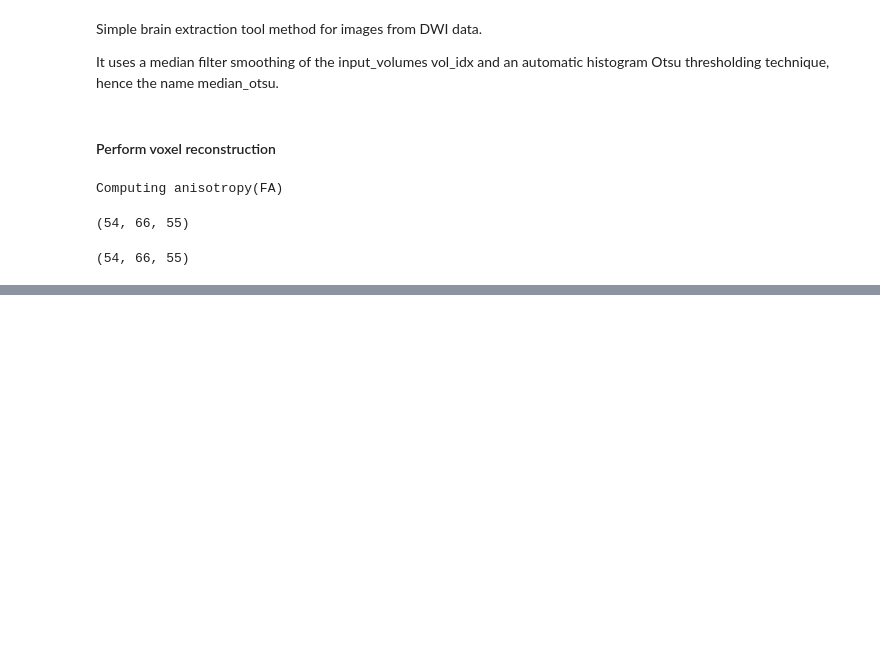
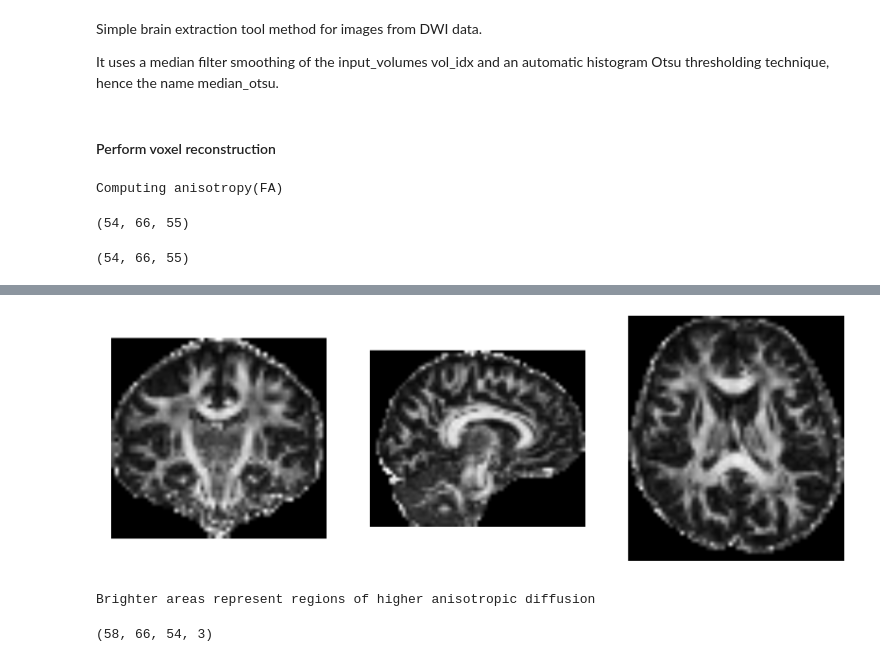
Before and after one commit to shivamdhall/MRIDataHarmonisation, a Jupyter notebook: Development/DIPY_NIBABEL.ipynb, the cells around one changed output, grey strips where cells are left out. Drawn from its saved outputs; the diff is of its cells as text; code cells hidden in the pictures; blank space fills up the shorter version.

```diff
--- a/Development/DIPY_NIBABEL.ipynb
+++ b/Development/DIPY_NIBABEL.ipynb
@@ -235,0 +252,5 @@ Color Fractional Anisotropy Map
+# %%
+tenmodel2 = dti.TensorModel(gtabS1S1_2)
+
+#fitting performed using Weighted least squares by default, but can specify other method
+tenfit2 = tenmodel2.fit(maskdata2)
@@ -235,0 +265,4 @@ Color Fractional Anisotropy Map
+# %%
+#affine matrix converts voxels coordinates and returns scanner space coordinates
+fa_img2 = nib.Nifti1Image(FA2.astype(np.float32), imgS1S1_2.affine)
+nib.save(fa_img2, 'tensor_fa.nii.gz')
@@ -235,0 +274,14 @@ Color Fractional Anisotropy Map
+# %%
+plt.figure
+plt.figure(figsize=(20,20))
+plt.subplot(1, 3, 1).set_axis_off()
+plt.imshow(fa_data2[:, 33, :].T, cmap='gray', origin='lower')
+plt.subplot(1, 3, 2).set_axis_off()
+plt.imshow(fa_data2[25, :, :].T, cmap='gray', origin='lower')
+plt.subplot(1, 3, 3).set_axis_off()
+plt.imshow(fa_data2[:, :, 29].T, cmap='gray', origin='lower')
+plt.show()
+print("Brighter areas represent regions of higher anisotropic diffusion")
+# %% [output]
+[figure, added]
+Brighter areas represent regions of higher anisotropic diffusion
@@ -235,0 +294,5 @@ Color Fractional Anisotropy Map
+# %%
+RGB_data2 = RGB_img2.get_data()
+RGB_data2.shape
+# %% [output]
+(58, 66, 54, 3)
```
Also changed, not shown: parts of 22 cells of this notebook.
